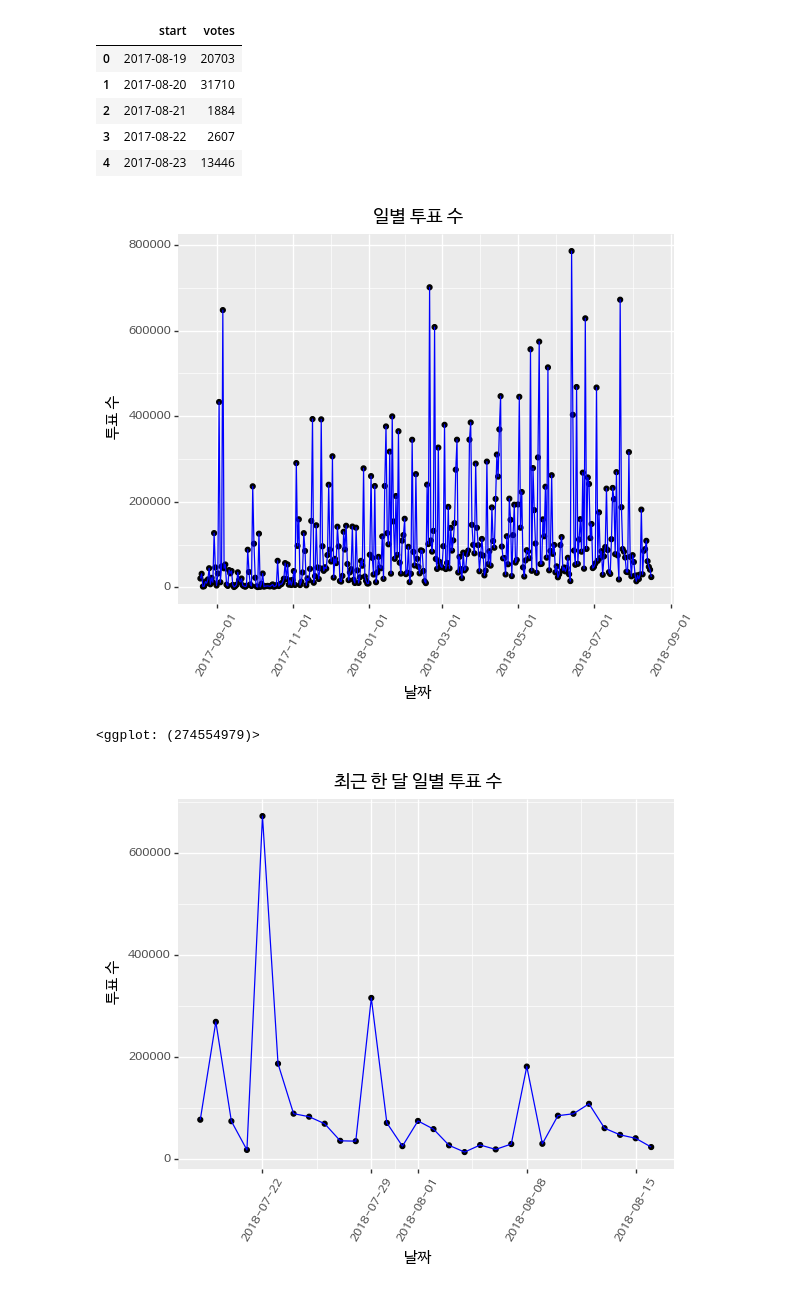
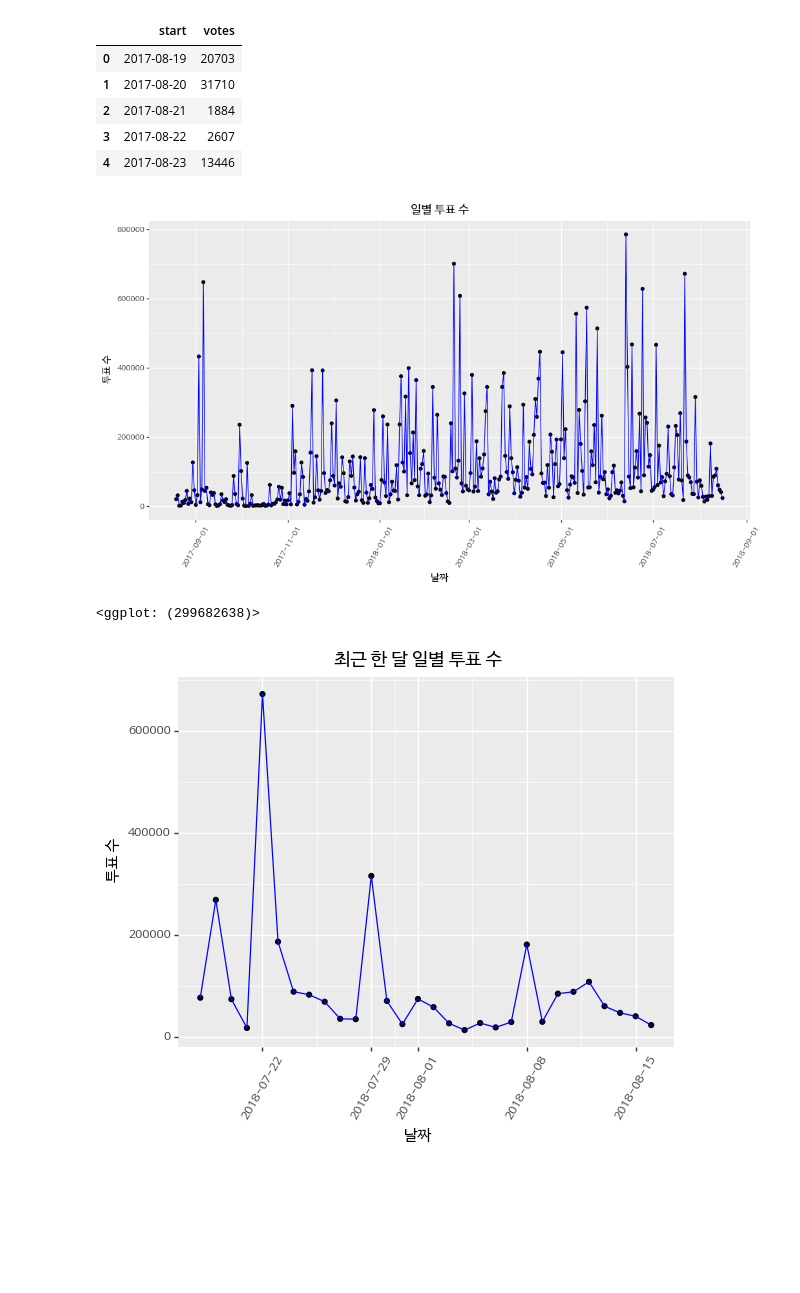
Before and after one commit to corazzon/petitionWrangling, a Jupyter notebook: petition_pandas_plotnine.ipynb, the cells around one changed output. Saved outputs shown, nothing was run; the diff lists cells and outputs as text; code cells hidden in the pictures; blank space fills up the shorter version.

```diff
--- a/petition_pandas_plotnine.ipynb
+++ b/petition_pandas_plotnine.ipynb
@@ -476,15 +477,16 @@ petition_votes.head()
 # %%
 (ggplot(petition_votes)
  + aes(x='start', y='votes')
  + geom_point()
  + geom_line(color='blue')
  + labs(x='날짜', y='투표 수', title='일별 투표 수')
  + theme(text=element_text(family='NanumBarunGothic'),
+        figure_size=(12,6),
         axis_text_x=element_text(rotation=60))
 )
 # %% [output]
-[figure, old version]
+[figure, new version]
-<ggplot: (274554979)>
+<ggplot: (299682638)>
 # %%
 (ggplot(petition_votes[-30:])
  + aes(x='start', y='votes')
```
Also changed, not shown: parts of 1 cell of this notebook.
